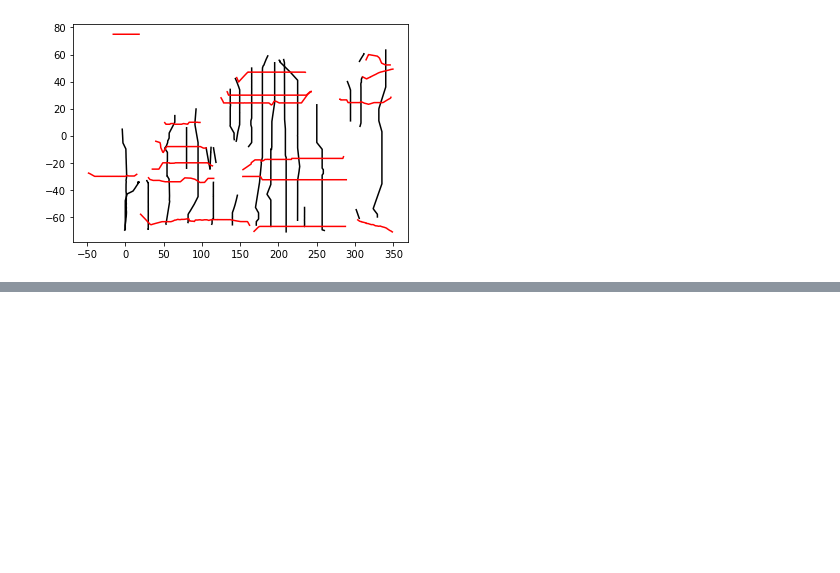
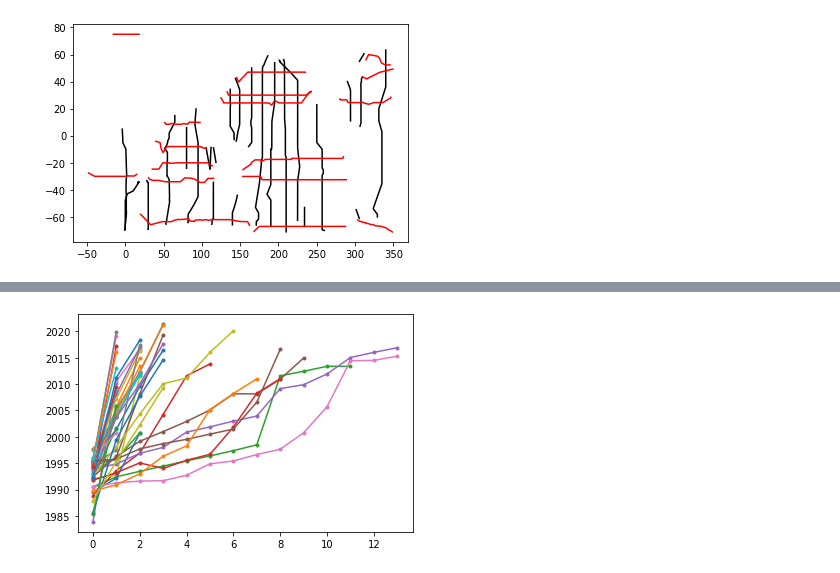
Before and after one commit to ShuwenTan-PO/N2change_EasyOcean, a Jupyter notebook: code/Fig1.ipynb, the cells around one changed output, grey strips where cells are left out. Saved outputs shown, nothing was run; the diff lists cells and outputs as text; code cells hidden in the pictures; blank space fills up the shorter version.

```diff
--- a/code/Fig1.ipynb
+++ b/code/Fig1.ipynb
@@ -419,3 +419,18 @@ for i in range(len(location_info['lat_sec'])):
     plt.plot(location_info["loc_lat_all"][i][0],location_info["loc_lat_all"][i][1], 'r')
 # %% [output]
 [figure]
+# %%
+datafilepath = '/Users/stan/Desktop/WORK/DATA/GOSHIP/EasyOcean/gridded/'
+for i in range(len(location_info['lon_sec'])):
+    data = xr.open_dataset(datafilepath+location_info['lon_sec'][i]+'.nc')
+    print(10*'='+' '+location_info['lon_sec'][i]+' '+10*'=')
+    print(data.time.mean(axis=-1).data)
+    plt.plot(data.time.mean(axis=-1).data, '.-')
+
+datafilepath = '/Users/stan/Desktop/WORK/DATA/GOSHIP/EasyOcean/gridded/'
+for i in range(len(location_info['lat_sec'])):
+    data = xr.open_dataset(datafilepath+location_info['lat_sec'][i]+'.nc')
+    print(10*'='+' '+location_info['lat_sec'][i]+' '+10*'=')
+    print(data.time.mean(axis=-1).data)
+    plt.plot(data.time.mean(axis=-1).data, '.-')
+# %% [output]
@@ -421,0 +454 @@ for i in range(len(location_info['lat_sec'])):
+[figure, added]
```
Also changed, not shown: parts of 6 cells of this notebook, 42 other files.
